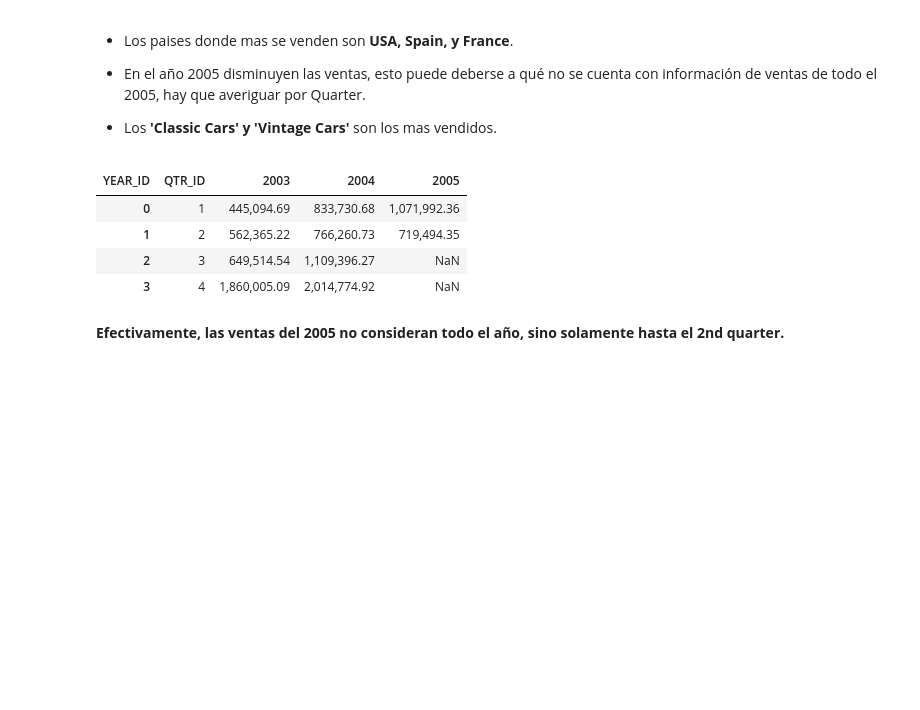
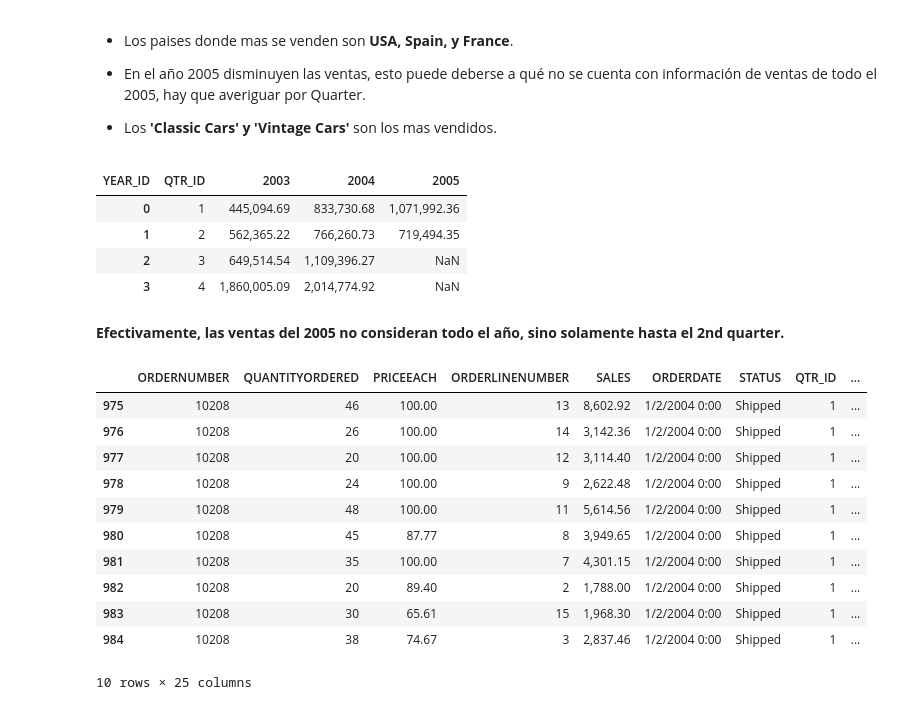
Before and after one commit to luisivanumpire/prueba_DScience, a Jupyter notebook: 3_Test_DScience.ipynb, the cells around one changed output. Cells and saved outputs as stored; diff of their text form; code cells hidden in the pictures; blank space fills up the shorter version.

```diff
--- a/3_Test_DScience.ipynb
+++ b/3_Test_DScience.ipynb
@@ -241,3 +241,19 @@ df_sales_quarter
 | 3 | 4 | 1,860,005.09 | 2,014,774.92 | NaN |
 # %% [markdown]
 **Efectivamente, las ventas del 2005 no consideran todo el año, sino solamente hasta el 2nd quarter.**
+# %%
+df_sales_2003 = df_sales[df_sales['YEAR_ID'] != 2003]
+df_sales_2003.head(10)
+# %% [output]
+|  | ORDERNUMBER | QUANTITYORDERED | PRICEEACH | ORDERLINENUMBER | SALES | ORDERDATE | STATUS | QTR_ID | ... |
+| 975 | 10208 | 46 | 100.00 | 13 | 8,602.92 | 1/2/2004 0:00 | Shipped | 1 | ... |
+| 976 | 10208 | 26 | 100.00 | 14 | 3,142.36 | 1/2/2004 0:00 | Shipped | 1 | ... |
+| 977 | 10208 | 20 | 100.00 | 12 | 3,114.40 | 1/2/2004 0:00 | Shipped | 1 | ... |
+| 978 | 10208 | 24 | 100.00 | 9 | 2,622.48 | 1/2/2004 0:00 | Shipped | 1 | ... |
+| 979 | 10208 | 48 | 100.00 | 11 | 5,614.56 | 1/2/2004 0:00 | Shipped | 1 | ... |
+| 980 | 10208 | 45 | 87.77 | 8 | 3,949.65 | 1/2/2004 0:00 | Shipped | 1 | ... |
+| 981 | 10208 | 35 | 100.00 | 7 | 4,301.15 | 1/2/2004 0:00 | Shipped | 1 | ... |
+| 982 | 10208 | 20 | 89.40 | 2 | 1,788.00 | 1/2/2004 0:00 | Shipped | 1 | ... |
+| 983 | 10208 | 30 | 65.61 | 15 | 1,968.30 | 1/2/2004 0:00 | Shipped | 1 | ... |
+| 984 | 10208 | 38 | 74.67 | 3 | 2,837.46 | 1/2/2004 0:00 | Shipped | 1 | ... |
+10 rows × 25 columns
```
Also changed, not shown: parts of 3 cells of this notebook.
